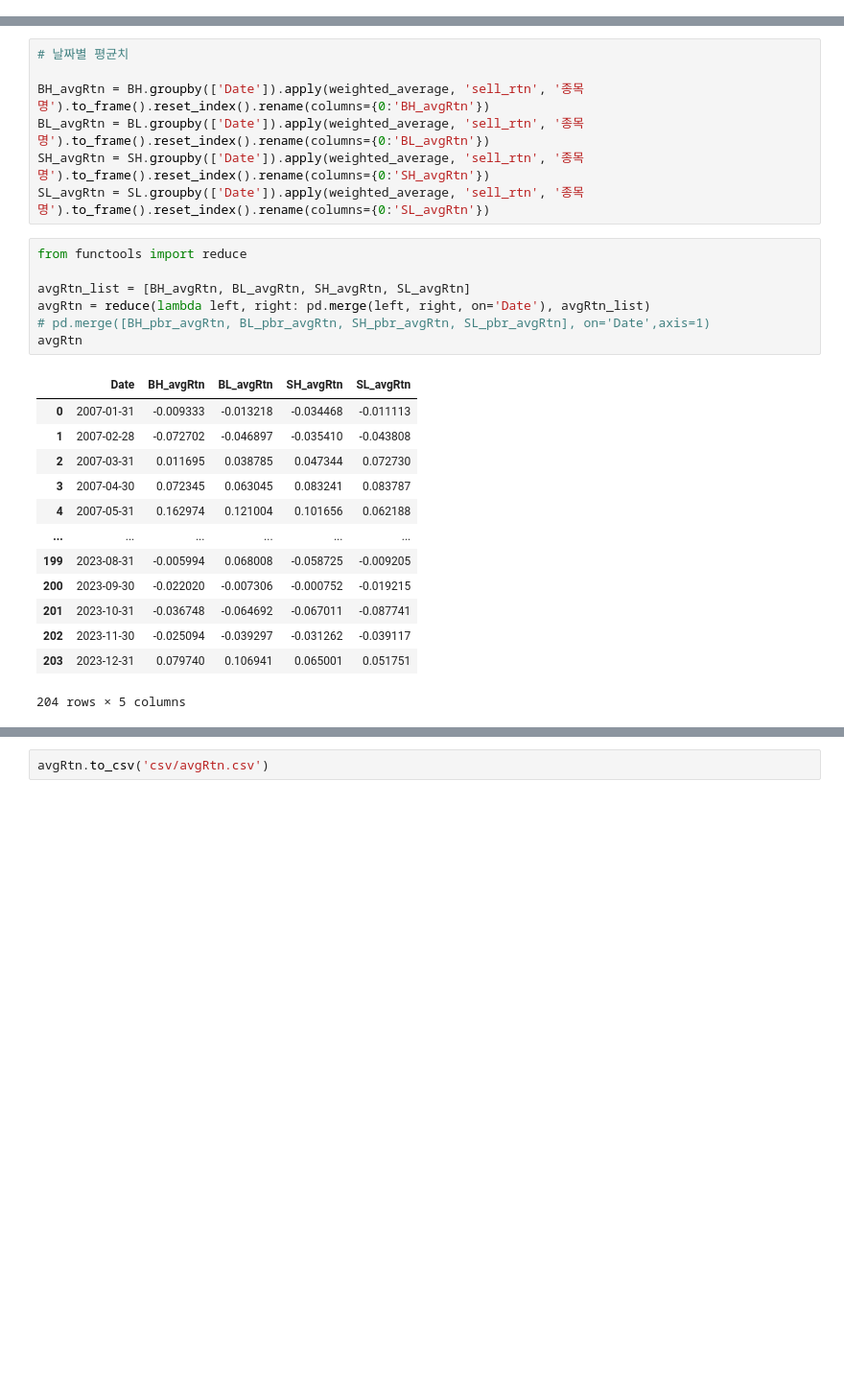
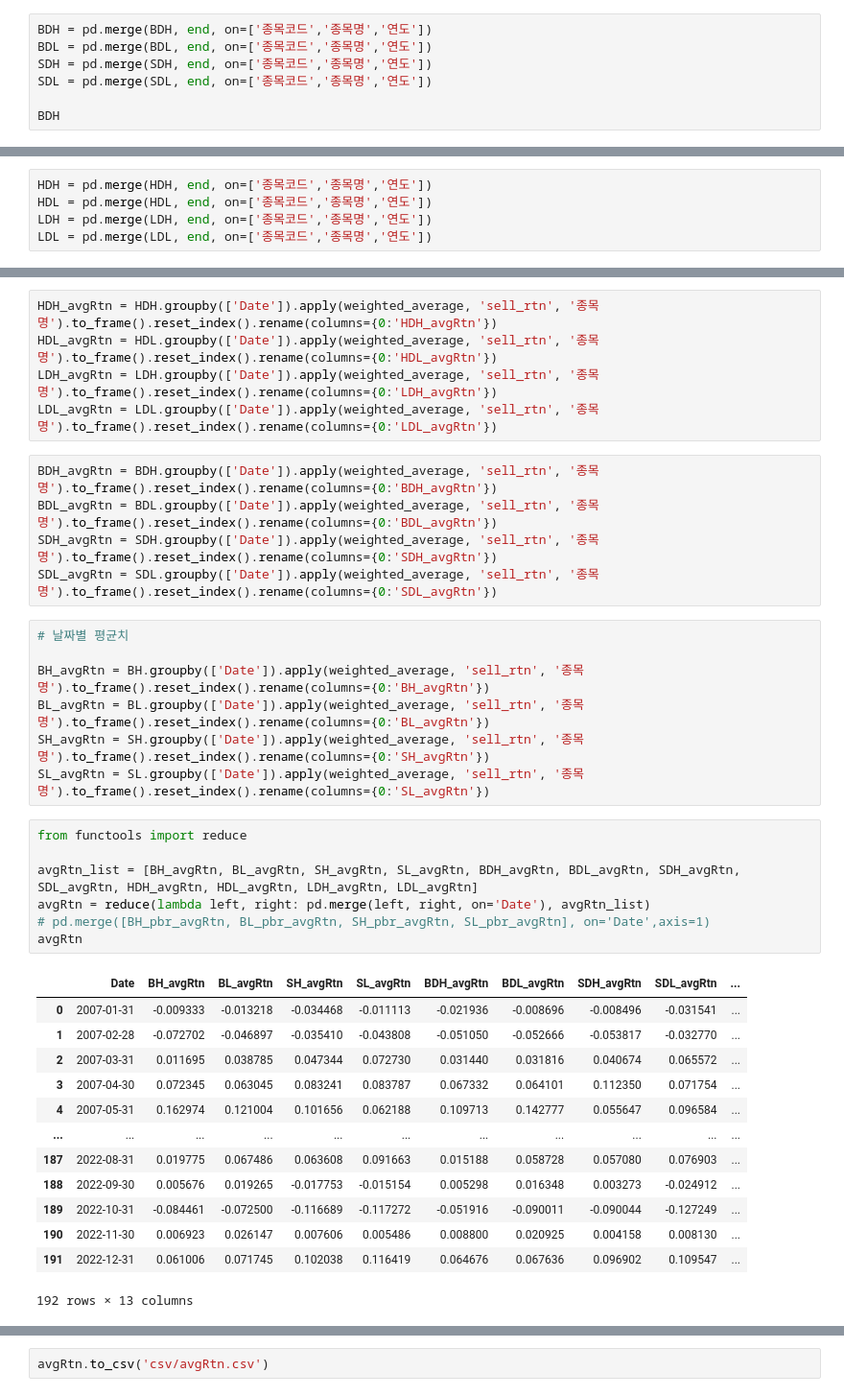
Before and after one commit to minxzzy/hackathon, a Jupyter notebook: realData.ipynb, the cells around one changed output, grey strips where cells are left out. Shown: that part at 96% size. Saved outputs shown, nothing was run; the diff lists cells and outputs as text; blank space fills up the shorter version.

```diff
--- a/realData.ipynb
+++ b/realData.ipynb
@@ -203,3 +239,10 @@ BH = pd.merge(BH, end, on=['종목코드','종목명','연도'])
 BL = pd.merge(BL, end, on=['종목코드','종목명','연도'])
 SH = pd.merge(SH, end, on=['종목코드','종목명','연도'])
 SL = pd.merge(SL, end, on=['종목코드','종목명','연도'])
+# %%
+BDH = pd.merge(BDH, end, on=['종목코드','종목명','연도'])
+BDL = pd.merge(BDL, end, on=['종목코드','종목명','연도'])
+SDH = pd.merge(SDH, end, on=['종목코드','종목명','연도'])
+SDL = pd.merge(SDL, end, on=['종목코드','종목명','연도'])
+
+BDH
@@ -206,3 +263,8 @@ SL = pd.merge(SL, end, on=['종목코드','종목명','연도'])
+# %%
+HDH = pd.merge(HDH, end, on=['종목코드','종목명','연도'])
+HDL = pd.merge(HDL, end, on=['종목코드','종목명','연도'])
+LDH = pd.merge(LDH, end, on=['종목코드','종목명','연도'])
+LDL = pd.merge(LDL, end, on=['종목코드','종목명','연도'])
 # %%
 BH
 # %% [output]
@@ -232,6 +294,16 @@ def weighted_average(group, avg_name, _name):
         return d.sum() / w.nunique()
     except ZeroDivisionError:
         return np.nan
+# %%
+HDH_avgRtn = HDH.groupby(['Date']).apply(weighted_average, 'sell_rtn', '종목명').to_frame().reset_index().rename(columns={0:'HDH_avgRtn'})
+HDL_avgRtn = HDL.groupby(['Date']).apply(weighted_average, 'sell_rtn', '종목명').to_frame().reset_index().rename(columns={0:'HDL_avgRtn'})
+LDH_avgRtn = LDH.groupby(['Date']).apply(weighted_average, 'sell_rtn', '종목명').to_frame().reset_index().rename(columns={0:'LDH_avgRtn'})
+LDL_avgRtn = LDL.groupby(['Date']).apply(weighted_average, 'sell_rtn', '종목명').to_frame().reset_index().rename(columns={0:'LDL_avgRtn'})
+# %%
+BDH_avgRtn = BDH.groupby(['Date']).apply(weighted_average, 'sell_rtn', '종목명').to_frame().reset_index().rename(columns={0:'BDH_avgRtn'})
+BDL_avgRtn = BDL.groupby(['Date']).apply(weighted_average, 'sell_rtn', '종목명').to_frame().reset_index().rename(columns={0:'BDL_avgRtn'})
+SDH_avgRtn = SDH.groupby(['Date']).apply(weighted_average, 'sell_rtn', '종목명').to_frame().reset_index().rename(columns={0:'SDH_avgRtn'})
+SDL_avgRtn = SDL.groupby(['Date']).apply(weighted_average, 'sell_rtn', '종목명').to_frame().reset_index().rename(columns={0:'SDL_avgRtn'})
 # %%
 # 날짜별 평균치
 
@@ -242,24 +314,24 @@ SL_avgRtn = SL.groupby(['Date']).apply(weighted_average, 'sell_rtn', '종목명'
 # %%
 from functools import reduce
 
-avgRtn_list = [BH_avgRtn, BL_avgRtn, SH_avgRtn, SL_avgRtn]
+avgRtn_list = [BH_avgRtn, BL_avgRtn, SH_avgRtn, SL_avgRtn, BDH_avgRtn, BDL_avgRtn, SDH_avgRtn, SDL_avgRtn, HDH_avgRtn, HDL_avgRtn, LDH_avgRtn, LDL_avgRtn]
 avgRtn = reduce(lambda left, right: pd.merge(left, right, on='Date'), avgRtn_list)
 # pd.merge([BH_pbr_avgRtn, BL_pbr_avgRtn, SH_pbr_avgRtn, SL_pbr_avgRtn], on='Date',axis=1)
 avgRtn
 # %% [output]
-|  | Date | BH_avgRtn | BL_avgRtn | SH_avgRtn | SL_avgRtn |
-| 0 | 2007-01-31 | -0.009333 | -0.013218 | -0.034468 | -0.011113 |
-| 1 | 2007-02-28 | -0.072702 | -0.046897 | -0.035410 | -0.043808 |
-| 2 | 2007-03-31 | 0.011695 | 0.038785 | 0.047344 | 0.072730 |
-| 3 | 2007-04-30 | 0.072345 | 0.063045 | 0.083241 | 0.083787 |
-| 4 | 2007-05-31 | 0.162974 | 0.121004 | 0.101656 | 0.062188 |
-| ... | ... | ... | ... | ... | ... |
-| 199 | 2023-08-31 | -0.005994 | 0.068008 | -0.058725 | -0.009205 |
-| 200 | 2023-09-30 | -0.022020 | -0.007306 | -0.000752 | -0.019215 |
-| 201 | 2023-10-31 | -0.036748 | -0.064692 | -0.067011 | -0.087741 |
-| 202 | 2023-11-30 | -0.025094 | -0.039297 | -0.031262 | -0.039117 |
-| 203 | 2023-12-31 | 0.079740 | 0.106941 | 0.065001 | 0.051751 |
+|  | Date | BH_avgRtn | BL_avgRtn | SH_avgRtn | SL_avgRtn | BDH_avgRtn | BDL_avgRtn | SDH_avgRtn | SDL_avgRtn | ... |
+| 0 | 2007-01-31 | -0.009333 | -0.013218 | -0.034468 | -0.011113 | -0.021936 | -0.008696 | -0.008496 | -0.031541 | ... |
+| 1 | 2007-02-28 | -0.072702 | -0.046897 | -0.035410 | -0.043808 | -0.051050 | -0.052666 | -0.053817 | -0.032770 | ... |
+| 2 | 2007-03-31 | 0.011695 | 0.038785 | 0.047344 | 0.072730 | 0.031440 | 0.031816 | 0.040674 | 0.065572 | ... |
+| 3 | 2007-04-30 | 0.072345 | 0.063045 | 0.083241 | 0.083787 | 0.067332 | 0.064101 | 0.112350 | 0.071754 | ... |
+| 4 | 2007-05-31 | 0.162974 | 0.121004 | 0.101656 | 0.062188 | 0.109713 | 0.142777 | 0.055647 | 0.096584 | ... |
+| ... | ... | ... | ... | ... | ... | ... | ... | ... | ... | ... |
+| 187 | 2022-08-31 | 0.019775 | 0.067486 | 0.063608 | 0.091663 | 0.015188 | 0.058728 | 0.057080 | 0.076903 | ... |
+| 188 | 2022-09-30 | 0.005676 | 0.019265 | -0.017753 | -0.015154 | 0.005298 | 0.016348 | 0.003273 | -0.024912 | ... |
+| 189 | 2022-10-31 | -0.084461 | -0.072500 | -0.116689 | -0.117272 | -0.051916 | -0.090011 | -0.090044 | -0.127249 | ... |
+| 190 | 2022-11-30 | 0.006923 | 0.026147 | 0.007606 | 0.005486 | 0.008800 | 0.020925 | 0.004158 | 0.008130 | ... |
+| 191 | 2022-12-31 | 0.061006 | 0.071745 | 0.102038 | 0.116419 | 0.064676 | 0.067636 | 0.096902 | 0.109547 | ... |
-204 rows × 5 columns
+192 rows × 13 columns
 # %%
 avgRtn['Date'] = pd.to_datetime(avgRtn['Date'], format='%Y-%m-%d')
 avgRtn['Date']
```
Also changed, not shown: parts of 33 cells of this notebook, 1 other file.
